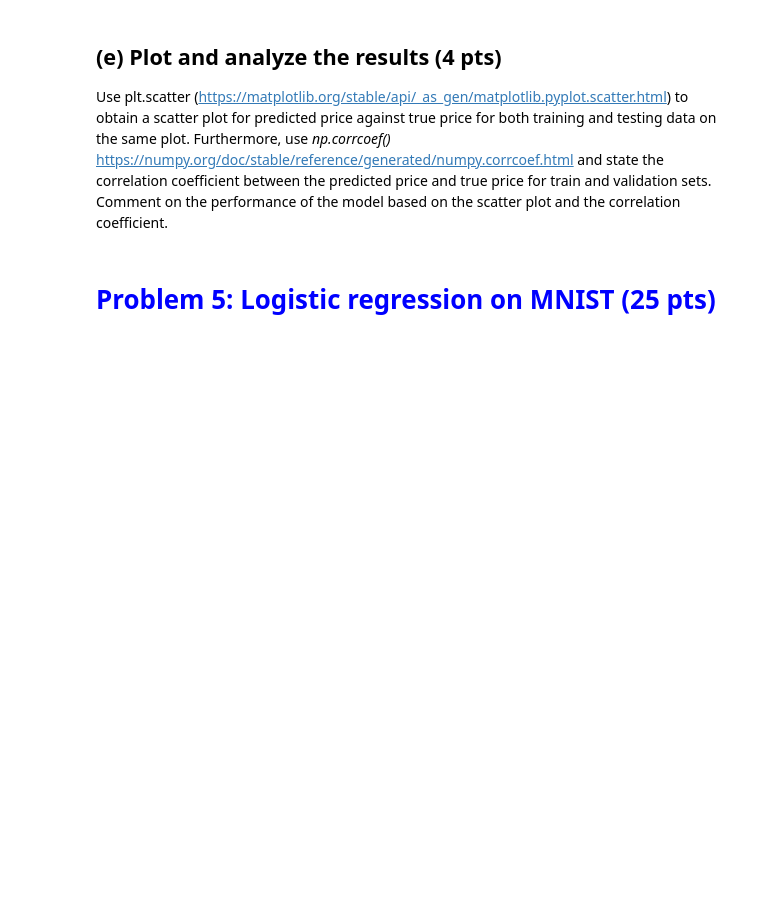
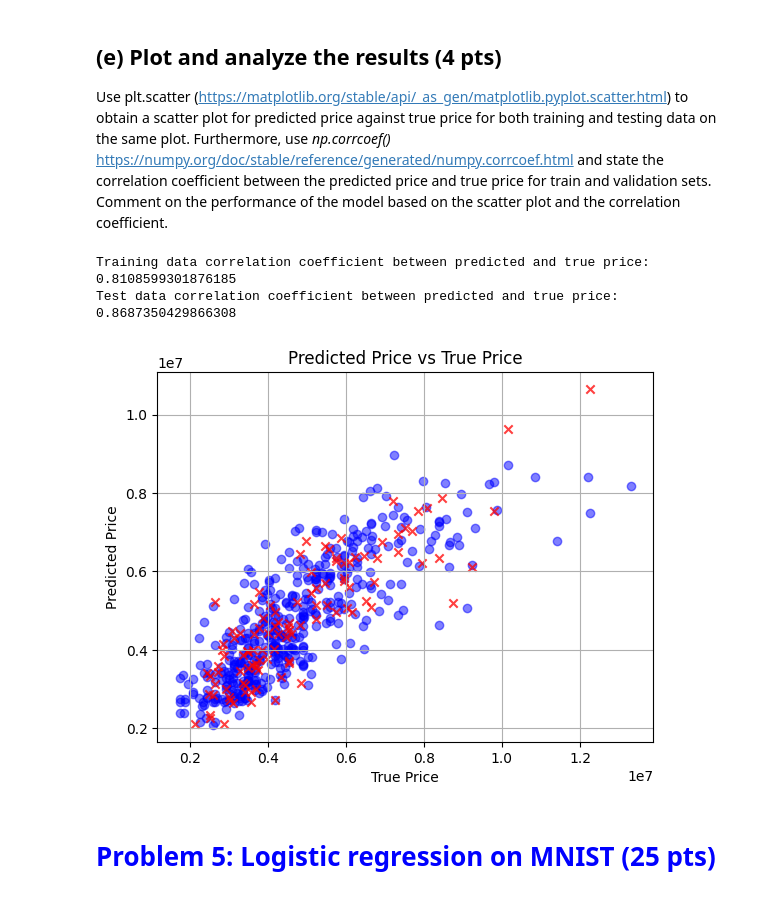
Before and after one commit to jag2k2/ut-stat-ml, a Jupyter notebook: HW1/Homework1Programming.ipynb, the cells around one changed output. Cells and saved outputs as stored; diff of their text form; code cells hidden in the pictures; blank space fills up the shorter version.

```diff
--- a/HW1/Homework1Programming.ipynb
+++ b/HW1/Homework1Programming.ipynb
@@ -319,11 +319,15 @@ sns.pairplot(housing)
 To solve linear regression, we need to convert categorical variables into numerical form. This is what the code below will do for you.
 # %%
 # List of variables to map
-varlist =  ['mainroad', 'guestroom', 'basement', 'hotwaterheating', 'airconditioning', 'prefarea']
+# varlist =  ['mainroad', 'guestroom', 'basement', 'hotwaterheating', 'airconditioning', 'prefarea']
+# def binary_map(x):
+#     return x.map({'yes': 1, "no": 0})
 
-# Defining the map function
+varlist =  ['mainroad', 'guestroom', 'basement', 'hotwaterheating', 'airconditioning', 'prefarea', 'furnishingstatus']
 def binary_map(x):
-    return x.map({'yes': 1, "no": 0})
+    return x.map({'yes': 1, "no": 0, 'unfurnished': 0, 'semi-furnished': 1, 'furnished': 2})
+
 
 # Applying the function to the housing list
 housing[varlist] = housing[varlist].apply(binary_map)
+housing.head()
@@ -341,9 +352,27 @@ X=np.hstack((np.ones((np.shape(X)[0],1)),X))
 ## (c) Split data into training and testing sets (2 pts)
 
 Look up the train test split function at https://scikit-learn.org/stable/modules/generated/sklearn.model_selection.train_test_split.html to obtain X_train, X_test, Y_train, Y_test ($80 \%$ of the overall data is to be used for training).
+# %%
+from sklearn.model_selection import train_test_split
+
+X_train, X_test, Y_train, Y_test = train_test_split(X, Y, test_size=0.20)
 # %% [markdown]
 ## (d) Perform regression (6 pts)
 
 In class we derived the formula for one-shot learning of the weight vector w that minimizes the mean-square error of the linear fit to data. Implement/program that procedure below and print the resulting w, along with the mean-square errors on both training and testing data.
 
 Hints: *np.matmul()* can be used to perform matrix multiplication. Transpose of an array is found as *.T*, e.g., *X_train.T* . Matrix inverse can be implemented using *np.linalg.inv()*. Finally, if A and B are two numpy arrays, then $||A-B||_2$ can be obtained by *np.sqrt(sum((A-B)**2)/np.shape(A)[0])*.
+# %%
+from sklearn import linear_model
+from sklearn.metrics import mean_squared_error
+# X_train = X_train.astype(int)
+lm = linear_model.LinearRegression()
+lm.fit(X_train, Y_train)
+predictions_train = lm.predict(X_train)
+mse_train = mean_squared_error(Y_train, predictions_train)
+print('MSE train: ', mse_train)
+
+predictions_test = lm.predict(X_test)
+mse_test = mean_squared_error(Y_test, predictions_test)
+print('MSE test: ', mse_test)
+print('weights: ', lm.coef_)
@@ -351,6 +387,23 @@ Hints: *np.matmul()* can be used to perform matrix multiplication. Transpose of
 ## (e) Plot and analyze the results (4 pts)
 
 Use plt.scatter (https://matplotlib.org/stable/api/_as_gen/matplotlib.pyplot.scatter.html) to obtain a scatter plot for predicted price against true price for both training and testing data on the same plot.  Furthermore, use *np.corrcoef()* https://numpy.org/doc/stable/reference/generated/numpy.corrcoef.html  and state the correlation coefficient between the predicted price and true price for train and validation sets. Comment on the performance of the model based on the scatter plot and the correlation coefficient.
+# %%
+train_correlation_coeff = np.corrcoef(Y_train, predictions_train)
+test_correlation_coeff = np.corrcoef(Y_test, predictions_test)
+print("Training data correlation coefficient between predicted and true price: ", train_correlation_coeff[0,1])
+print("Test data correlation coefficient between predicted and true price: ", test_correlation_coeff[0,1])
+
+plt.scatter(Y_train, predictions_train, color='blue', marker='o', alpha = 0.5)
+plt.scatter(Y_test, predictions_test, color='red', marker='x', alpha = 0.75)
+plt.title('Predicted Price vs True Price')
+plt.xlabel('True Price')
+plt.ylabel('Predicted Price')
+plt.grid(True)
+plt.show()
+# %% [output]
+Training data correlation coefficient between predicted and true price:  0.8108599301876185
+Test data correlation coefficient between predicted and true price:  0.8687350429866308
+[figure, added]
 # %% [markdown]
 # <font color='blue'> Problem 5: Logistic regression on MNIST (25 pts) </font>
 # %% [markdown]
```
Also changed, not shown: parts of 2 cells of this notebook.
